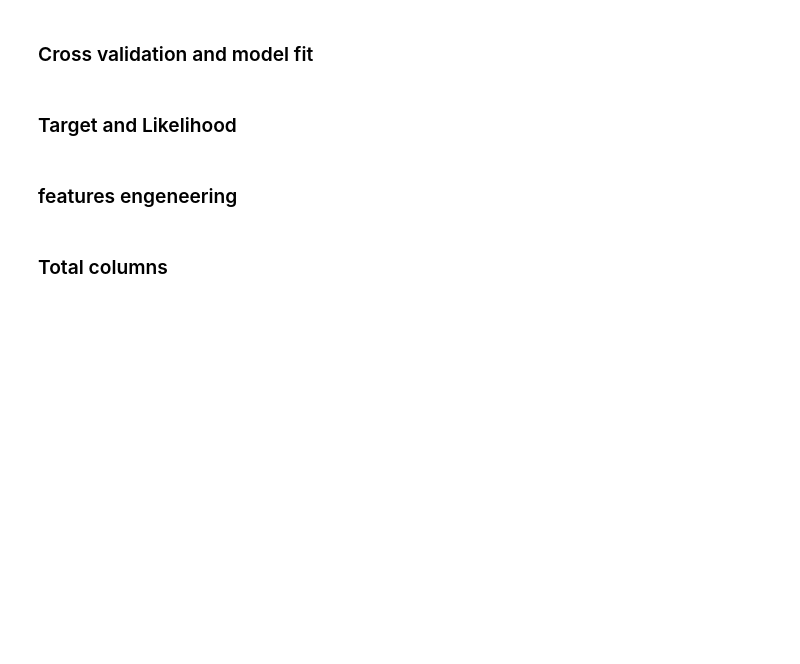
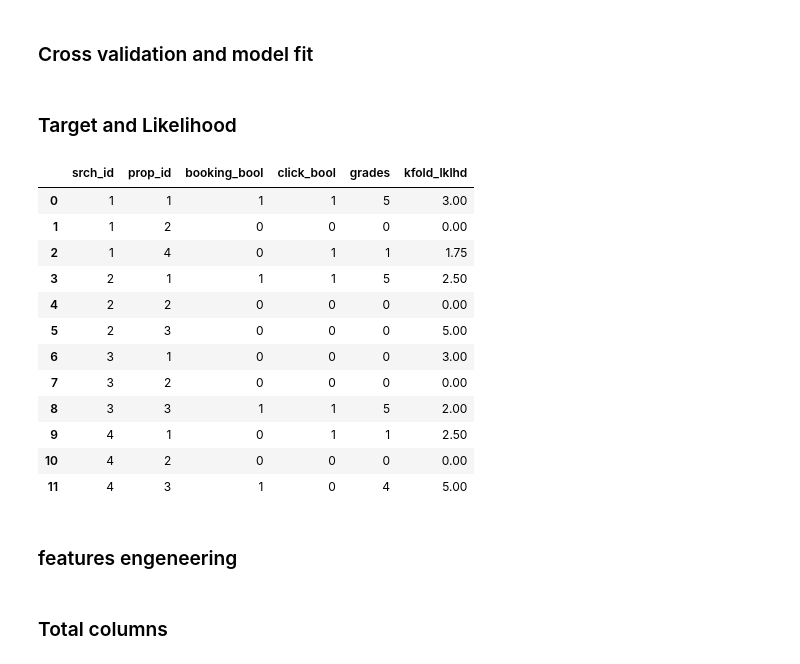
Before and after one commit to wolfbrr/DMT-2022-114, a Jupyter notebook: assignment-2/assignment-2.ipynb, the cells around one changed output. Drawn from its saved outputs; the diff is of its cells as text; code cells hidden in the pictures; blank space fills up the shorter version.

```diff
--- a/assignment-2/assignment-2.ipynb
+++ b/assignment-2/assignment-2.ipynb
@@ -162,43 +162,65 @@ def KFoldTargetEncoderTest(X=[], n_splits=5 ):
     col_mean_name = 'kfold_lklhd'
     target = 'grades'
     feature = 'prop_id'
 
-    X[col_mean_name] = np.nan
+    X.loc[:, col_mean_name] = np.nan
     mean_of_target = X[target].mean()
 
-    for tr_ind, val_ind in group_kfold.split(X=X, groups=X['srch_id']):
-        X_tr, X_val = X.iloc[tr_ind, :], X.iloc[val_ind, :]
-        X.loc[X.index[val_ind], col_mean_name] = \
-               X_val[feature].map(X_tr.groupby(feature)[target].mean())
+    kfold_split = group_kfold.split(X=X, groups=X['srch_id'])
+
+    for tr_ind, val_ind in kfold_split:
+        X_tr  = X.iloc[tr_ind]
+        X_val = X.iloc[val_ind]
+        #display(X_val)
+        b = X_tr.groupby(feature)[target].mean()
+        #print('mapping')
+        a = X_val[feature].map(b)
+        #print('asignment')
+        X.loc[X.index[val_ind], col_mean_name] = a
+        #print('after assignment')
         X[col_mean_name] = X[col_mean_name].fillna(mean_of_target)
+        #print('after fillna')
+    #print('return X')
     return X
 
 def join_test_and_train_Kfold(train=[], test=[],n_splits=5):
     col_mean_name = 'kfold_lklhd'
     feature = 'prop_id'
 
     train_out = KFoldTargetEncoderTest(X=train, n_splits=n_splits )
-    lklhd = train_out.groupby(feature)[col_mean_name].mean().reset_index()
+    kfold_lklhd = train_out.groupby(feature)[col_mean_name].mean().reset_index()
 
     mean_of_target = train_out[col_mean_name].mean()
-
-    test_out = test.merge(lklhd, how='left', left_on=feature, right_on=feature)
-    #display(test_out)
+    test_out = test.merge(kfold_lklhd, how='left', left_on=feature, right_on=feature)
     test_out[col_mean_name].fillna(mean_of_target, inplace = True)
 
     return train_out, test_out
 
 train_unit = pd.DataFrame({'srch_id':[1,1,1,2,2,2,3,3,3,4,4,4],
                            'prop_id':[1,2,4,1,2,3,1,2,3,1,2,3],
                       'booking_bool':[1,0,0,1,0,0,0,0,1,0,0,1],
                         'click_bool':[1,0,1,1,0,0,0,0,1,1,0,0]})
 train_unit['grades'] = grades(train_unit)
 train_unit_2 = train_unit.copy()
 
 #aa = KFoldTargetEncoderTest(X=train_unit, n_splits=2 )
 
 a, b = join_test_and_train_Kfold(train=train_unit, test=train_unit_2, n_splits=2)
-#display(a)
+display(a)
+# %% [output]
+|  | srch_id | prop_id | booking_bool | click_bool | grades | kfold_lklhd |
+| 0 | 1 | 1 | 1 | 1 | 5 | 3.00 |
+| 1 | 1 | 2 | 0 | 0 | 0 | 0.00 |
+| 2 | 1 | 4 | 0 | 1 | 1 | 1.75 |
+| 3 | 2 | 1 | 1 | 1 | 5 | 2.50 |
+| 4 | 2 | 2 | 0 | 0 | 0 | 0.00 |
+| 5 | 2 | 3 | 0 | 0 | 0 | 5.00 |
+| 6 | 3 | 1 | 0 | 0 | 0 | 3.00 |
+| 7 | 3 | 2 | 0 | 0 | 0 | 0.00 |
+| 8 | 3 | 3 | 1 | 1 | 5 | 2.00 |
+| 9 | 4 | 1 | 0 | 1 | 1 | 2.50 |
+| 10 | 4 | 2 | 0 | 0 | 0 | 0.00 |
+| 11 | 4 | 3 | 1 | 0 | 4 | 5.00 |
 # %%
 def target_function(data_frame):
     #lklhd = hotel_booking_likelihood(data_frame)
```
Also changed, not shown: parts of 27 cells of this notebook.
